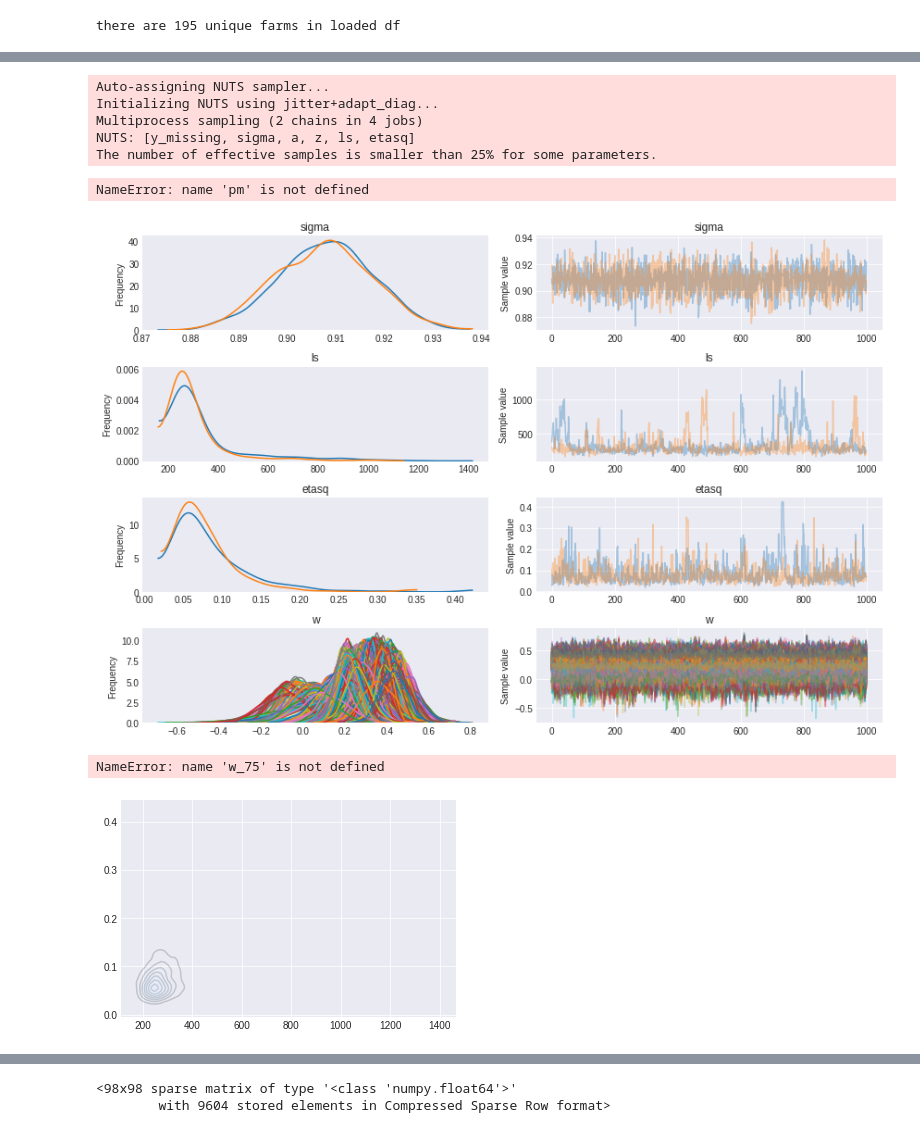
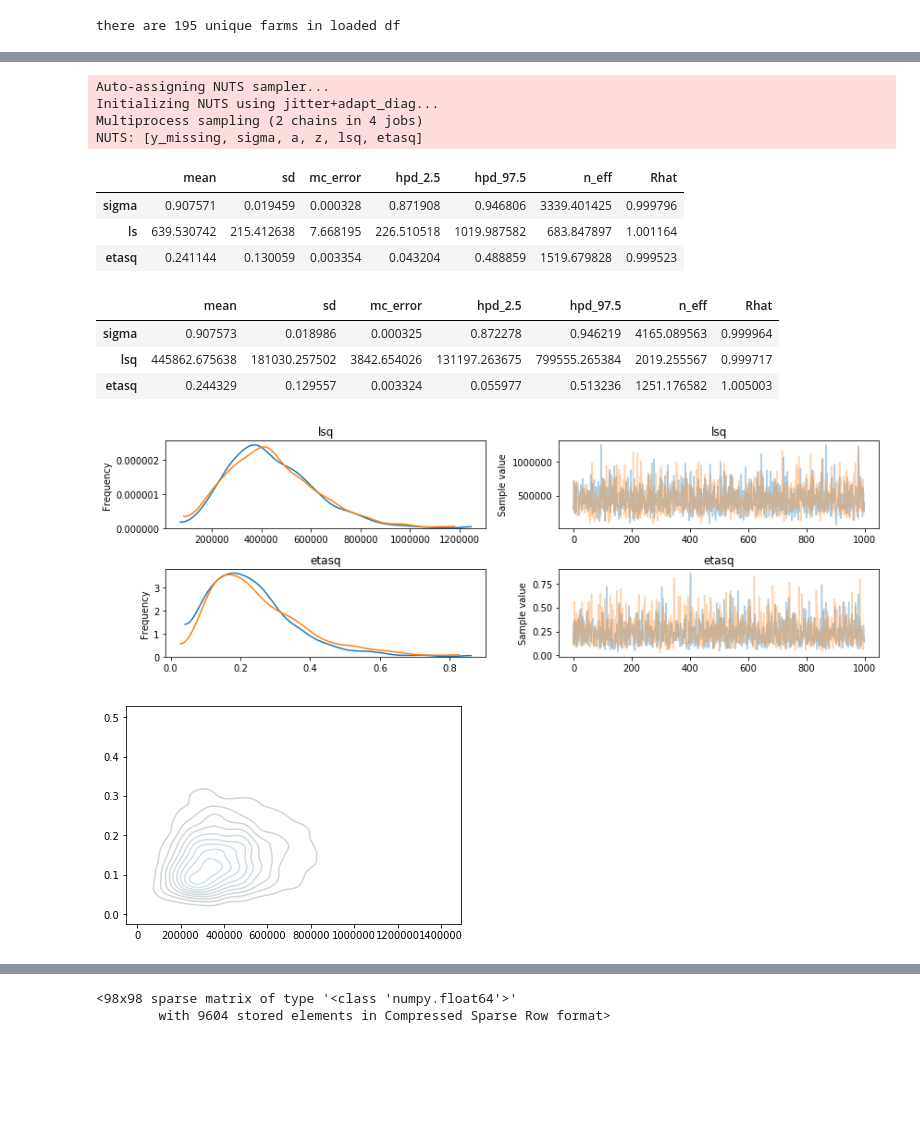
Before and after one commit to Mind-The-Data/GaussianProcess, a Jupyter notebook: SandboxGPs.ipynb, the cells around one changed output, grey strips where cells are left out. Saved outputs shown, nothing was run; the diff lists cells and outputs as text; code cells hidden in the pictures; blank space fills up the shorter version.

```diff
--- a/SandboxGPs.ipynb
+++ b/SandboxGPs.ipynb
@@ -55,3 +27,5 @@ for i in range(unique_farms.size):
+# %%
+distance, Dmatsq = fastdistancematrix(df, distance_calc=True)
 # %%
 with pm.Model() as GP_true:
 
@@ -87 +60,27 @@ The acceptance probability does not match the target. It is 0.8871660405551649,
 The estimated number of effective samples is smaller than 200 for some parameters.
+# %%
+with pm.Model() as GP_true:
+
+    # ====== covariance matrix ========
+    etasq = pm.Gamma('etasq', 3,6) # sets maximum covariance ij
+    #etasq = pm.HalfCauchy('etasq',.7)
+    lsq = pm.Gamma('lsq', alpha = 3.5, beta=1.2e-5)
+    #l = pm.HalfCauchy('l', 100)
+    #rhosq = pm.Uniform('rhosq',lower=0,upper=1e-5)
+    sigmay = 1e-1
+    Kij = etasq*(np.exp(-Dmatsq/lsq)+np.diag([sigmay]*Num_farms))
+    #K = np.nan_to_num(Kij) + 1e-1 #no nans allowed
+
+    # ========== gaussian process informing prior slope covariance ========
+    w = pm.MvNormal('w', mu=np.zeros(Num_farms), cov=Kij, shape=Num_farms) # prior slopes to be trained
+    a = pm.Normal('a', 0, .5, shape=Num_farms) # prior intercep
+    #a = np.zeros(Num_farms)
+    # ========== Linear Model ===============
+    u = pm.Deterministic('mu',a[zero_farm_idx]  + w[zero_farm_idx]*df.zprsum3)
+    #============ Likelihood ==============
+    #sigma = pm.Uniform('sigma', 0,2)
+    #sigma = pm.HalfCauchy('sigma',)
+    sigma = pm.Gamma('sigma',5,10)
+    y = pm.Normal('y', mu=u, sd=sigma, observed=df.zNDVIsum3)
+
+    trace_lsq = pm.sample(1000,tune=100,chains=2)
@@ -102,14 +115,14 @@ with pm.Model() as GP_uncentered:
     # ====== covariance matrix ========
     etasq = pm.Gamma('etasq', 5,10) # sets maximum covariance ij
     #etasq = pm.HalfCauchy('etasq',.7)
-    #lsq = pm.Gamma('lsq', alpha = 3.5, beta=1.2e-5)
+    lsq = pm.Gamma('lsq', alpha = 3.5, beta=1.2e-5)
     #ls = pm.Deterministic('l', tt.sqrt(lsq))
-    ls = pm.Gamma('ls',alpha=3, beta=.01)
+    #ls = pm.Gamma('ls',alpha=3, beta=.01)
     #ls = pm.HalfCauchy('ls', 200)
     #rhosq = pm.Uniform('rhosq',lower=0,upper=1e-5)
 
     sigmay = 1e-2
-    Kij = etasq*(np.exp(-Dmatsq/ls**2)+np.diag([sigmay]*Num_farms))
+    Kij = etasq*(np.exp(-Dmatsq/lsq)+np.diag([sigmay]*Num_farms))
     #K = np.nan_to_num(Kij) + 1e-1 #no nans allowed
 
     # ========== gaussian process informing prior slope covariance ========
@@ -128,26 +141,33 @@ with pm.Model() as GP_uncentered:
     y = pm.Normal('y', mu=u, sd=sigma, observed=df.zNDVIsum3)
 
     #trace_uc = pm.sample(1000,tune=100,chains=2,nuts_kwargs={'target_accept': .95})
-    trace_n = pm.sample(1000,chains=2)
+    trace_lsq = pm.sample(1000,chains=2)
 # %% [output]
 Auto-assigning NUTS sampler...
 Initializing NUTS using jitter+adapt_diag...
 Multiprocess sampling (2 chains in 4 jobs)
-NUTS: [y_missing, sigma, a, z, ls, etasq]
-The number of effective samples is smaller than 25% for some parameters.
+NUTS: [y_missing, sigma, a, z, lsq, etasq]
 # %%
 pm.summary(trace_n,varnames=['sigma','ls','etasq'])
 # %% [output]
-NameError: name 'pm' is not defined
+|  | mean | sd | mc_error | hpd_2.5 | hpd_97.5 | n_eff | Rhat |
+| sigma | 0.907571 | 0.019459 | 0.000328 | 0.871908 | 0.946806 | 3339.401425 | 0.999796 |
+| ls | 639.530742 | 215.412638 | 7.668195 | 226.510518 | 1019.987582 | 683.847897 | 1.001164 |
+| etasq | 0.241144 | 0.130059 | 0.003354 | 0.043204 | 0.488859 | 1519.679828 | 0.999523 |
+# %%
+d = pd.DataFrame(pm.summary(trace_lsq,varnames=['sigma','lsq','etasq']))
+# %% [output]
+|  | mean | sd | mc_error | hpd_2.5 | hpd_97.5 | n_eff | Rhat |
+| sigma | 0.907573 | 0.018986 | 0.000325 | 0.872278 | 0.946219 | 4165.089563 | 0.999964 |
+| lsq | 445862.675638 | 181030.257502 | 3842.654026 | 131197.263675 | 799555.265384 | 2019.255567 | 0.999717 |
+| etasq | 0.244329 | 0.129557 | 0.003324 | 0.055977 | 0.513236 | 1251.176582 | 1.005003 |
 # %%
-pm.traceplot(trace_n,varnames=['sigma','ls','etasq','w']);
+pm.traceplot(trace_lsq,varnames=['lsq','etasq']);
 # %% [output]
-[figure, old version]
+[figure, new version]
 # %%
-sns.kdeplot(trace_n['ls'], trace_n['etasq'], s=2, alpha=.2);
-trace_n[w_75]
+sns.kdeplot(trace_lsq['lsq'], trace_lsq['etasq'], s=2, alpha=.2);
 # %% [output]
-NameError: name 'w_75' is not defined
-[figure, old version]
+[figure, new version]
 # %%
 v = .5
```
Also changed, not shown: parts of 10 cells of this notebook.
